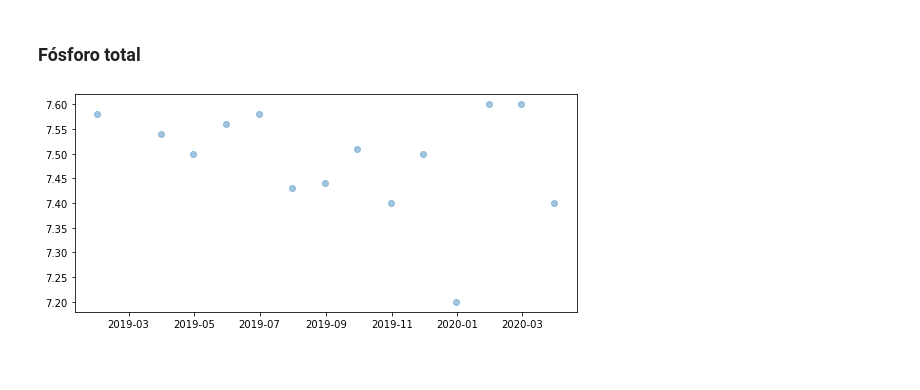
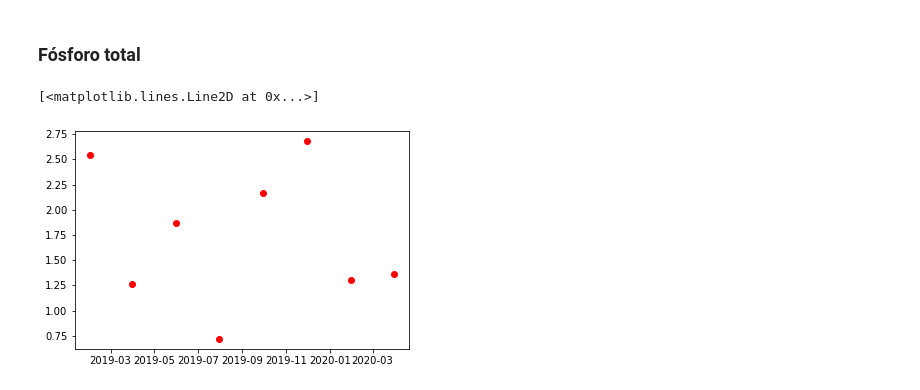
Before and after one commit to NicolasCho/projeto3_qta, a Jupyter notebook: analise/projeto3_graficos.ipynb, the cells around one changed output. Drawn from its saved outputs; the diff is of its cells as text; code cells hidden in the pictures; blank space fills up the shorter version.

```diff
--- a/analise/projeto3_graficos.ipynb
+++ b/analise/projeto3_graficos.ipynb
@@ -259,3 +259,5 @@ df_mensal
 | 2020-03-31 | 7.40 | 22.6 | 1.36 | 26.9 | 6.183333 | ... |
 # %% [markdown]
 #### Logo, começando de jan/2019 vamos calcular até mar/2020 com intervalo de 2 meses
+# %%
+df_impares = df_mensal.loc[df_mensal.index.month % 2 == 1]
@@ -266,15 +281,8 @@ import matplotlib.pyplot as plt
 import matplotlib.dates as mdates
 # %% [markdown]
 ### Fósforo total
-# %%
-fig = plt.figure(figsize=(9,4))
-ax = fig.add_subplot(111)
-
-ax.scatter(df_mensal.index, df_mensal['Valor pH(U.pH)'], alpha=0.4)
-
-ax.xaxis.set_major_locator(mdates.MonthLocator(bymonth=None, interval=2, tz=None))
-ax.xaxis.set_major_formatter(mdates.DateFormatter("%Y-%m"))
-
-plt.show()
-# %% [output]
-[figure, removed]
+# %%
+plt.plot_date(df_impares.index, df_impares["Valor fosforo(mg/L)"], c = 'red')
+# %% [output]
+[<matplotlib.lines.Line2D at 0x...>]
+[figure, added]
```
Also changed, not shown: parts of 1 cell of this notebook.
